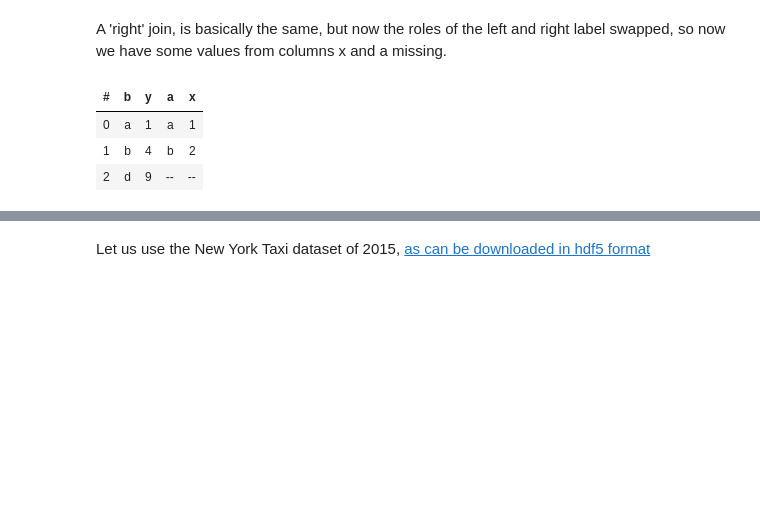
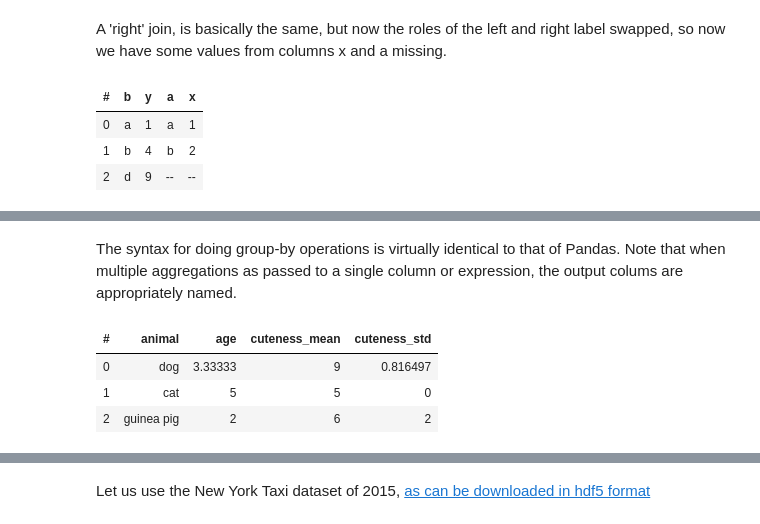
Before and after one commit to vaexio/vaex, a Jupyter notebook: docs/source/tutorial.ipynb, the cells around one changed output, grey strips where cells are left out. Drawn from its saved outputs; the diff is of its cells as text; code cells hidden in the pictures; blank space fills up the shorter version.

```diff
--- a/docs/source/tutorial.ipynb
+++ b/docs/source/tutorial.ipynb
@@ -664,0 +739,10 @@ Other joins (inner and outer) aren't supported, feel free to [open an issue on g
+# %% [markdown]
+The syntax for doing group-by operations is virtually identical to that of Pandas. Note that when multiple aggregations as passed to a single column or expression, the output colums are appropriately named.
+# %%
+df_pets.groupby(by='animal').agg({'age': 'mean',
+                                  'cuteness': ['mean', 'std']})
+# %% [output]
+| # | animal | age | cuteness_mean | cuteness_std |
+| 0 | dog | 3.33333 | 9 | 0.816497 |
+| 1 | cat | 5 | 5 | 0 |
+| 2 | guinea pig | 2 | 6 | 2 |
```
Also changed, not shown: parts of 94 cells of this notebook.
